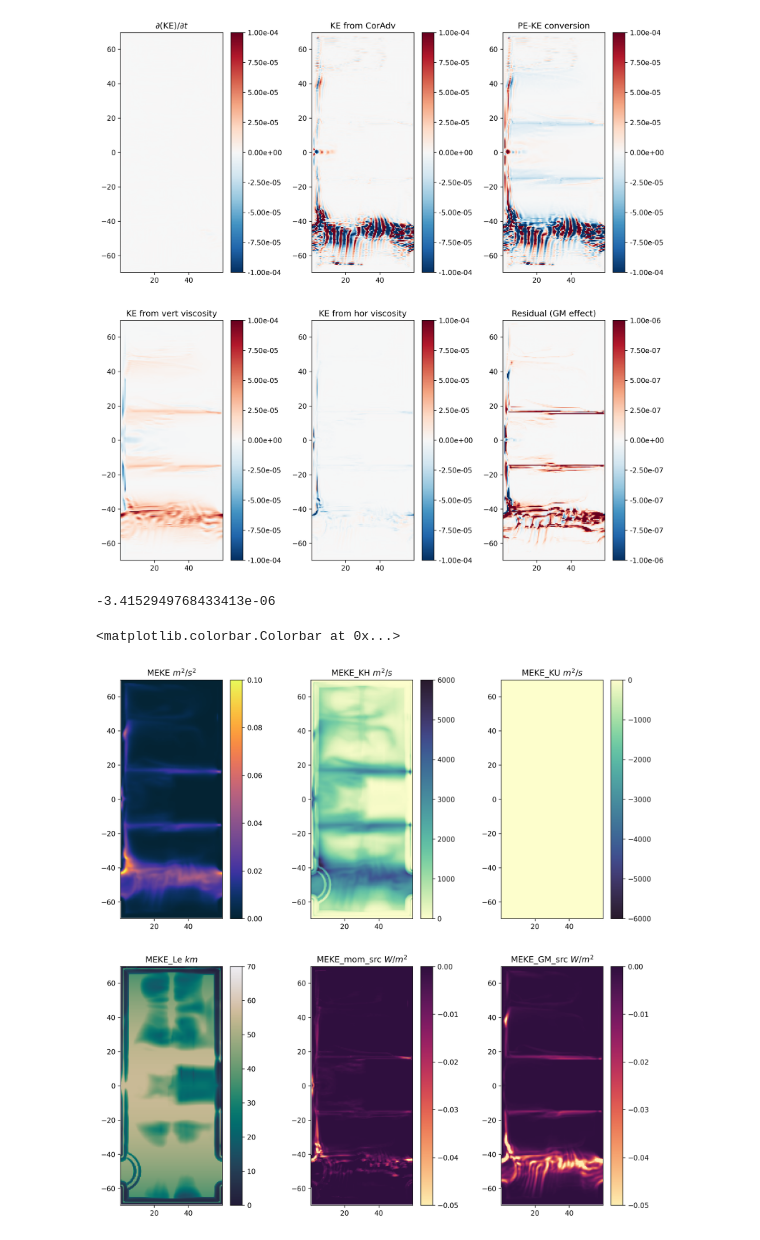
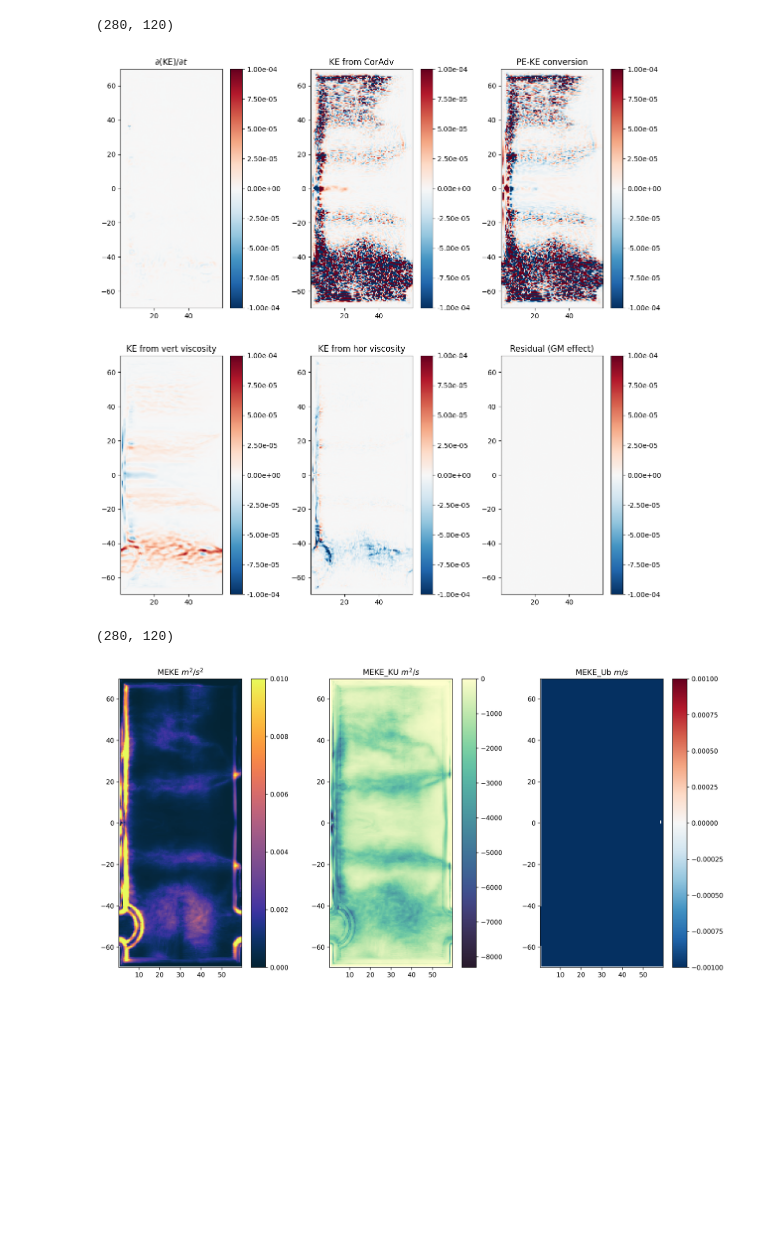
Before and after one commit to ElizabethYankovsky/Neverworld2-Analysis, a Jupyter notebook: Parameterized_runs_analysis/Energy_budgets.ipynb, the cells around one changed output. Saved outputs shown, nothing was run; the diff lists cells and outputs as text; code cells hidden in the pictures; blank space fills up the shorter version.

```diff
--- a/Parameterized_runs_analysis/Energy_budgets.ipynb
+++ b/Parameterized_runs_analysis/Energy_budgets.ipynb
@@ -270,8 +112,12 @@ class MidpointNormalize(colors.Normalize):
         # simple example...
         x, y = [self.vmin, self.midpoint, self.vmax], [0, 0.5, 1]
         return np.ma.masked_array(np.interp(value, x, y))
+# %%
+KEterm1.shape
+# %% [output]
+(280, 120)
 # %%
-plt.figure(figsize=(14,14),dpi=300)
+plt.figure(figsize=(14,14),dpi=100)
 
 
 cmin=-1e-4; cmax=1e-4;
@@ -306,62 +152,45 @@ plt.title(r'KE from hor viscosity')
 cbar=plt.colorbar(format='%.2e')
 
 plt.subplot(2,3,6)
-plt.pcolormesh(xh,yh,E,norm=MidpointNormalize(midpoint=0.),cmap='RdBu_r',vmin=cmin/100,vmax=cmax/100)
+plt.pcolormesh(xh,yh,E,norm=MidpointNormalize(midpoint=0.),cmap='RdBu_r',vmin=cmin,vmax=cmax)
 plt.gca().set_aspect('equal', adjustable='box')
 plt.title(r'Residual (GM effect)')
 cbar=plt.colorbar(format='%.2e')
 # %% [output]
-[figure, old version]
+[figure, new version]
-# %%
-PEconversion    =KEterm3+KEterm4
-PEconversion_int=np.nansum(area_t*PEconversion)/np.nansum(area_t)
-
-PEconversion_int
-# %% [output]
--3.4152949768433413e-06
+# %%
+MEKE = MEKEds.MEKE.mean('time')
+MEKE_KU = MEKEds.MEKE_KU.mean('time')
+MEKE_Ub = MEKEds.MEKE_Ub.mean('time')
+# %%
+MEKE_Ub.shape
+# %% [output]
+(280, 120)
 # %%
-plt.figure(figsize=(14,14),dpi=300)
+plt.figure(figsize=(14,7),dpi=300)
 
 
 cmin=-1e-4; cmax=1e-4;
-plt.subplot(2,3,1)
-plt.pcolormesh(xh,yh,MEKE,cmap=cmocean.cm.thermal,vmin=0.,vmax=.1)
+plt.subplot(1,3,1)
+plt.pcolormesh(xh,yh,MEKE,cmap=cmocean.cm.thermal,vmin=0.,vmax=.01)
 plt.gca().set_aspect('equal', adjustable='box')
 plt.title(r'MEKE $m^2/s^2$')
 plt.colorbar()
 
-plt.subplot(2,3,2)
-plt.pcolormesh(xh,yh,MEKE_KH,cmap=cmocean.cm.deep,vmin=0.,vmax=6000)
-plt.gca().set_aspect('equal', adjustable='box')
-plt.title(r'MEKE_KH $m^2/s$')
-plt.colorbar()
 
-plt.subplot(2,3,3)
-plt.pcolormesh(xh,yh,MEKE_KU,cmap=cmocean.cm.deep_r,vmin=-6000.,vmax=0)
+plt.subplot(1,3,2)
+plt.pcolormesh(xh,yh,MEKE_KU,cmap=cmocean.cm.deep_r)
 plt.gca().set_aspect('equal', adjustable='box')
 plt.title(r'MEKE_KU $m^2/s$')
 plt.colorbar()
 
-
-plt.subplot(2,3,4)
-plt.pcolormesh(xh,yh,MEKE_Le/1000,cmap=cmocean.cm.rain_r,vmin=0,vmax=70)
+plt.subplot(1,3,3)
+plt.pcolormesh(xh,yh,MEKE_KU,cmap=plt.cm.RdBu_r,vmin=-1.e-3,vmax=1e-3)
 plt.gca().set_aspect('equal', adjustable='box')
-plt.title(r'MEKE_Le $km$')
+plt.title(r'MEKE_Ub $m/s$')
 plt.colorbar()
 
-plt.subplot(2,3,5)
-plt.pcolormesh(xh,yh,MEKE_mom_src,cmap=cmocean.cm.matter,vmin=-.05,vmax=0)
-plt.gca().set_aspect('equal', adjustable='box')
-plt.title(r'MEKE_mom_src $W/m^2$')
-plt.colorbar()
-
-plt.subplot(2,3,6)
-plt.pcolormesh(xh,yh,MEKE_GM_src,cmap=cmocean.cm.matter,vmin=-0.05,vmax=0)
-plt.gca().set_aspect('equal', adjustable='box')
-plt.title(r'MEKE_GM_src $W/m^2$')
-
-plt.colorbar()
+plt.tight_layout()
 # %% [output]
-<matplotlib.colorbar.Colorbar at 0x...>
-[figure, old version]
+[figure, new version]
 # %%
```
Also changed, not shown: parts of 5 cells of this notebook, 42 other files.
